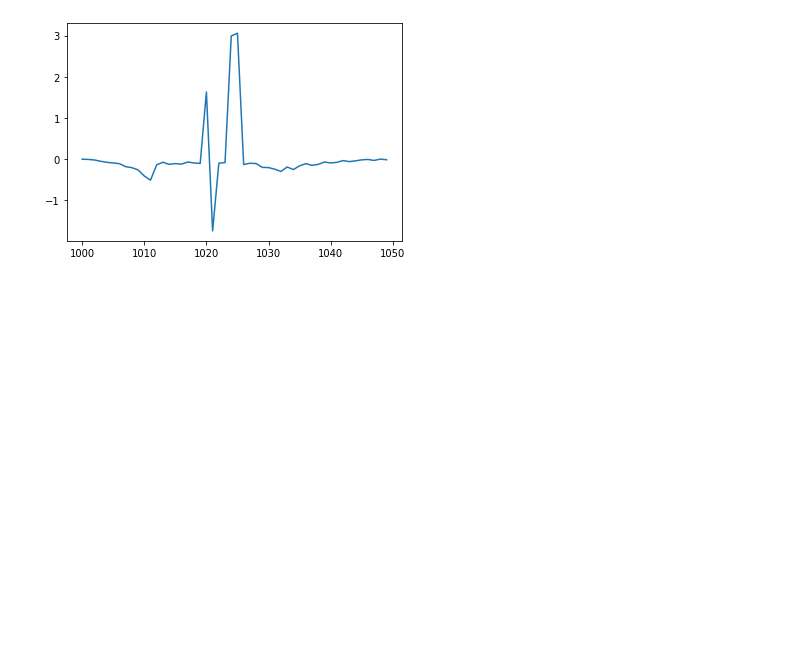
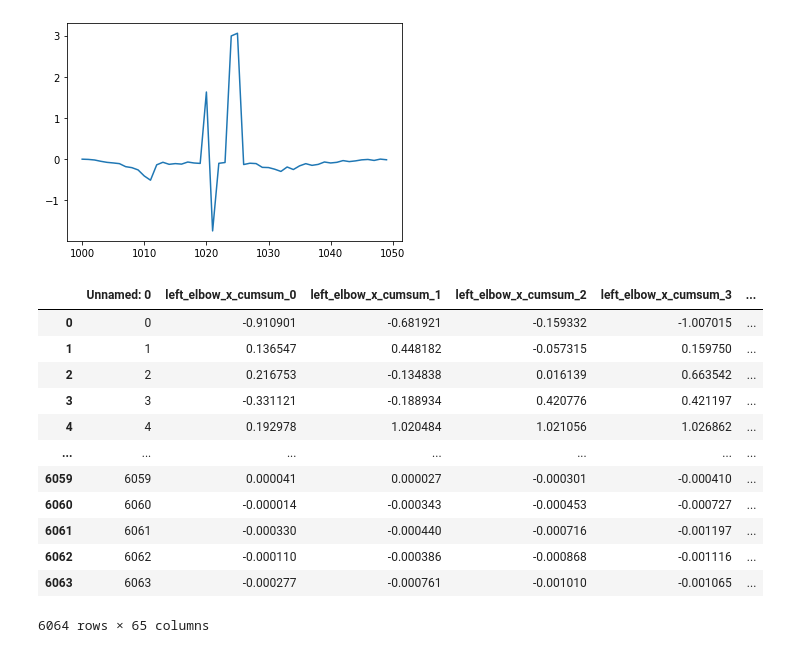
Before and after one commit to maxlevv/Gesture-Detection, a Jupyter notebook: src/data_exploration/feature_visualization.ipynb, the cells around one changed output. Cells and saved outputs as stored; diff of their text form; code cells hidden in the pictures; blank space fills up the shorter version.

```diff
--- a/src/data_exploration/feature_visualization.ipynb
+++ b/src/data_exploration/feature_visualization.ipynb
@@ -90,3 +90,21 @@ df.loc[5*200:5*200 + 50-1, 'right_forearm_angle_cumsum_0'].plot()
 # %% [output]
 <AxesSubplot:>
 [figure]
+# %%
+preproc_file_path = Path(r'C:\Users\hornh\OneDrive\Dokumente\Uni\Info\MachineLearning\project_dev_repo\ml_dev_repo\data\preprocessed_frames\with_angle\02-25_max_rotate_right_2022-02-28_18-52-43_preproc.csv')
+df = pd.read_csv(preproc_file_path, delimiter=' *,', engine='python')
+df
+# %% [output]
+|  | Unnamed: 0 | left_elbow_x_cumsum_0 | left_elbow_x_cumsum_1 | left_elbow_x_cumsum_2 | left_elbow_x_cumsum_3 | ... |
+| 0 | 0 | -0.910901 | -0.681921 | -0.159332 | -1.007015 | ... |
+| 1 | 1 | 0.136547 | 0.448182 | -0.057315 | 0.159750 | ... |
+| 2 | 2 | 0.216753 | -0.134838 | 0.016139 | 0.663542 | ... |
+| 3 | 3 | -0.331121 | -0.188934 | 0.420776 | 0.421197 | ... |
+| 4 | 4 | 0.192978 | 1.020484 | 1.021056 | 1.026862 | ... |
+| ... | ... | ... | ... | ... | ... | ... |
+| 6059 | 6059 | 0.000041 | 0.000027 | -0.000301 | -0.000410 | ... |
+| 6060 | 6060 | -0.000014 | -0.000343 | -0.000453 | -0.000727 | ... |
+| 6061 | 6061 | -0.000330 | -0.000440 | -0.000716 | -0.001197 | ... |
+| 6062 | 6062 | -0.000110 | -0.000386 | -0.000868 | -0.001116 | ... |
+| 6063 | 6063 | -0.000277 | -0.000761 | -0.001010 | -0.001065 | ... |
+6064 rows × 65 columns
```
Also changed, not shown: parts of 8 cells of this notebook.
